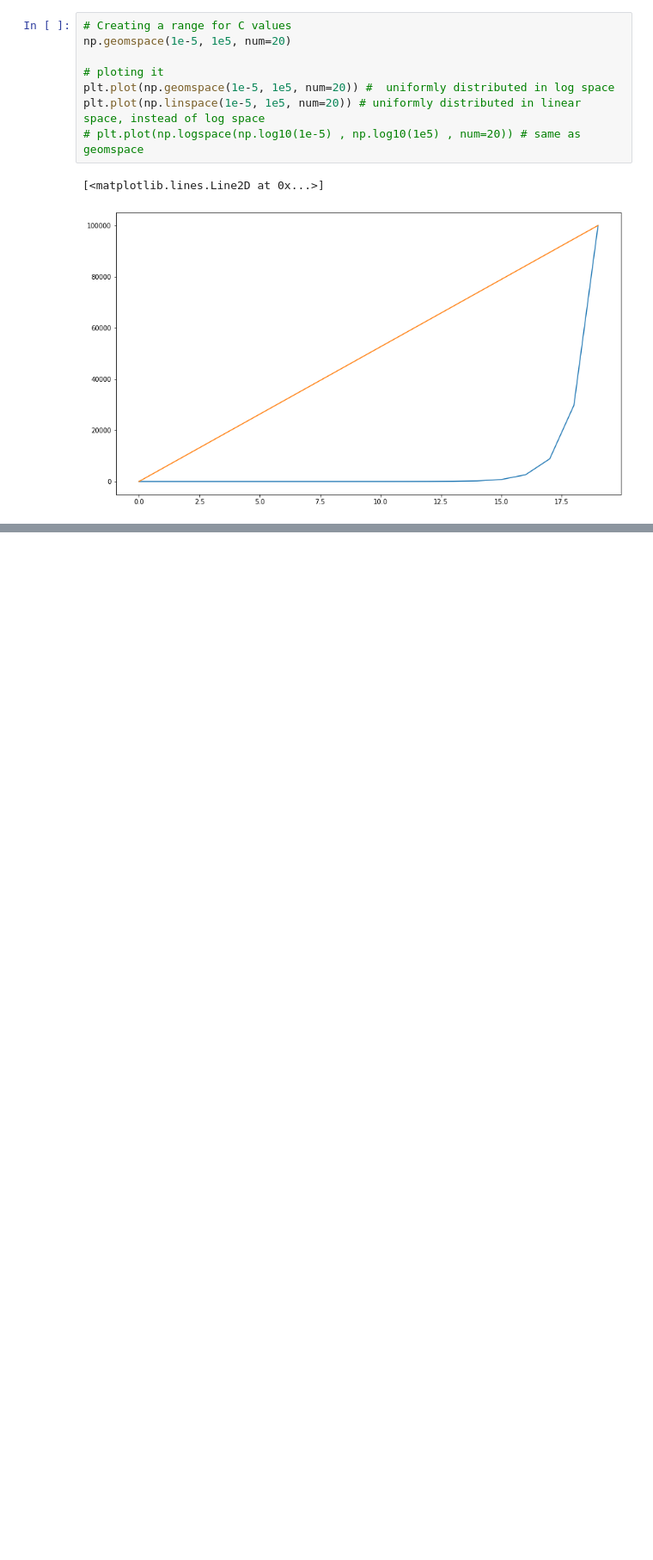
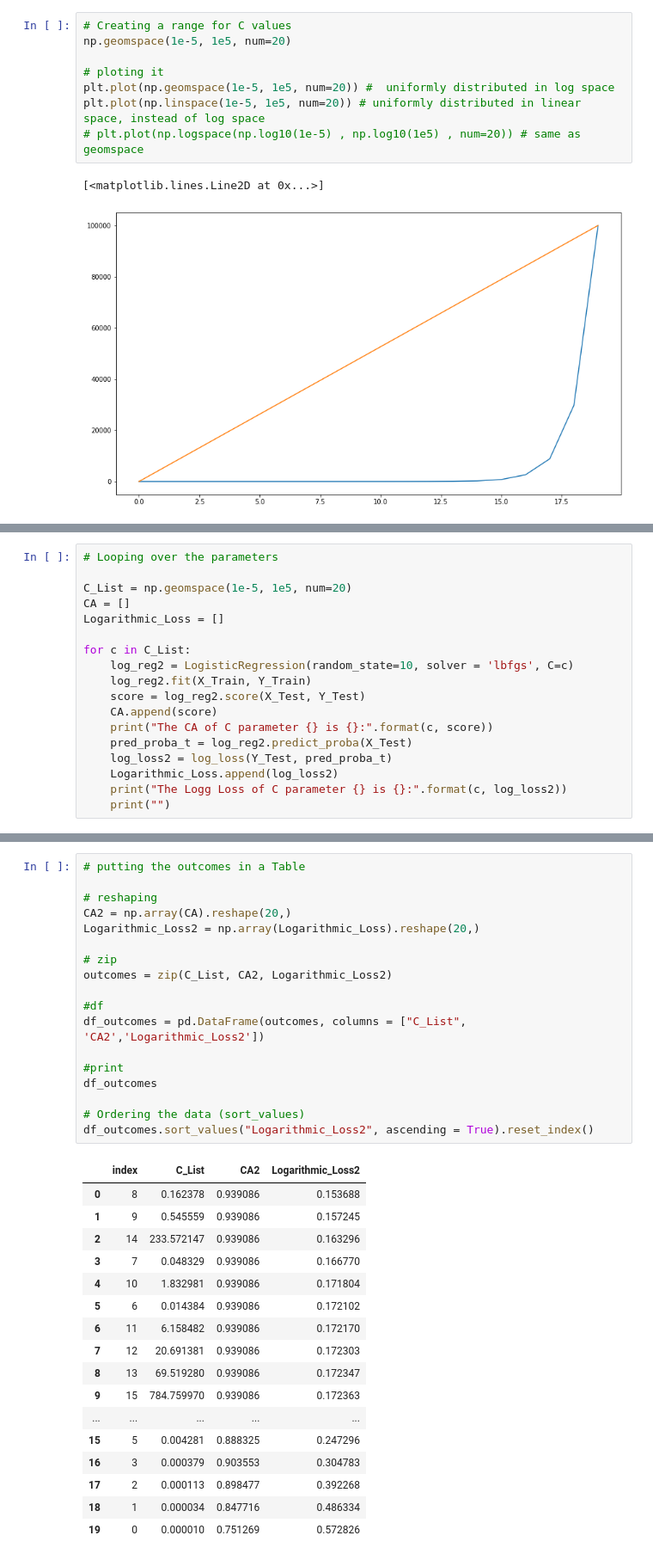
Before and after one commit to NimePeter/Credit-Card-Fraud, a Jupyter notebook: Copy_of_IDD_Peter.ipynb, the cells around one changed output, grey strips where cells are left out. Shown: that part at 86% size. Cells and saved outputs as stored; diff of their text form; blank space fills up the shorter version.

```diff
--- a/Copy_of_IDD_Peter.ipynb
+++ b/Copy_of_IDD_Peter.ipynb
@@ -703,0 +703,18 @@ Accuracy score on Testing Data:  0.9137055837563451
+# %%
+# Looping over the parameters
+
+C_List = np.geomspace(1e-5, 1e5, num=20)
+CA = []
+Logarithmic_Loss = []
+
+for c in C_List:
+    log_reg2 = LogisticRegression(random_state=10, solver = 'lbfgs', C=c)
+    log_reg2.fit(X_Train, Y_Train)
+    score = log_reg2.score(X_Test, Y_Test)
+    CA.append(score)
+    print("The CA of C parameter {} is {}:".format(c, score))
+    pred_proba_t = log_reg2.predict_proba(X_Test)
+    log_loss2 = log_loss(Y_Test, pred_proba_t)
+    Logarithmic_Loss.append(log_loss2)
+    print("The Logg Loss of C parameter {} is {}:".format(c, log_loss2))
+    print("")
@@ -703,0 +776,36 @@ Accuracy score on Testing Data:  0.9137055837563451
+# %%
+# putting the outcomes in a Table
+
+# reshaping
+CA2 = np.array(CA).reshape(20,)
+Logarithmic_Loss2 = np.array(Logarithmic_Loss).reshape(20,)
+
+# zip
+outcomes = zip(C_List, CA2, Logarithmic_Loss2)
+
+#df
+df_outcomes = pd.DataFrame(outcomes, columns = ["C_List", 'CA2','Logarithmic_Loss2'])
+
+#print
+df_outcomes
+
+# Ordering the data (sort_values)
+df_outcomes.sort_values("Logarithmic_Loss2", ascending = True).reset_index()
+# %% [output]
+|  | index | C_List | CA2 | Logarithmic_Loss2 |
+| 0 | 8 | 0.162378 | 0.939086 | 0.153688 |
+| 1 | 9 | 0.545559 | 0.939086 | 0.157245 |
+| 2 | 14 | 233.572147 | 0.939086 | 0.163296 |
+| 3 | 7 | 0.048329 | 0.939086 | 0.166770 |
+| 4 | 10 | 1.832981 | 0.939086 | 0.171804 |
+| 5 | 6 | 0.014384 | 0.939086 | 0.172102 |
+| 6 | 11 | 6.158482 | 0.939086 | 0.172170 |
+| 7 | 12 | 20.691381 | 0.939086 | 0.172303 |
+| 8 | 13 | 69.519280 | 0.939086 | 0.172347 |
+| 9 | 15 | 784.759970 | 0.939086 | 0.172363 |
+| ... | ... | ... | ... | ... |
+| 15 | 5 | 0.004281 | 0.888325 | 0.247296 |
+| 16 | 3 | 0.000379 | 0.903553 | 0.304783 |
+| 17 | 2 | 0.000113 | 0.898477 | 0.392268 |
+| 18 | 1 | 0.000034 | 0.847716 | 0.486334 |
+| 19 | 0 | 0.000010 | 0.751269 | 0.572826 |
```
Also changed, not shown: parts of 28 cells of this notebook.
